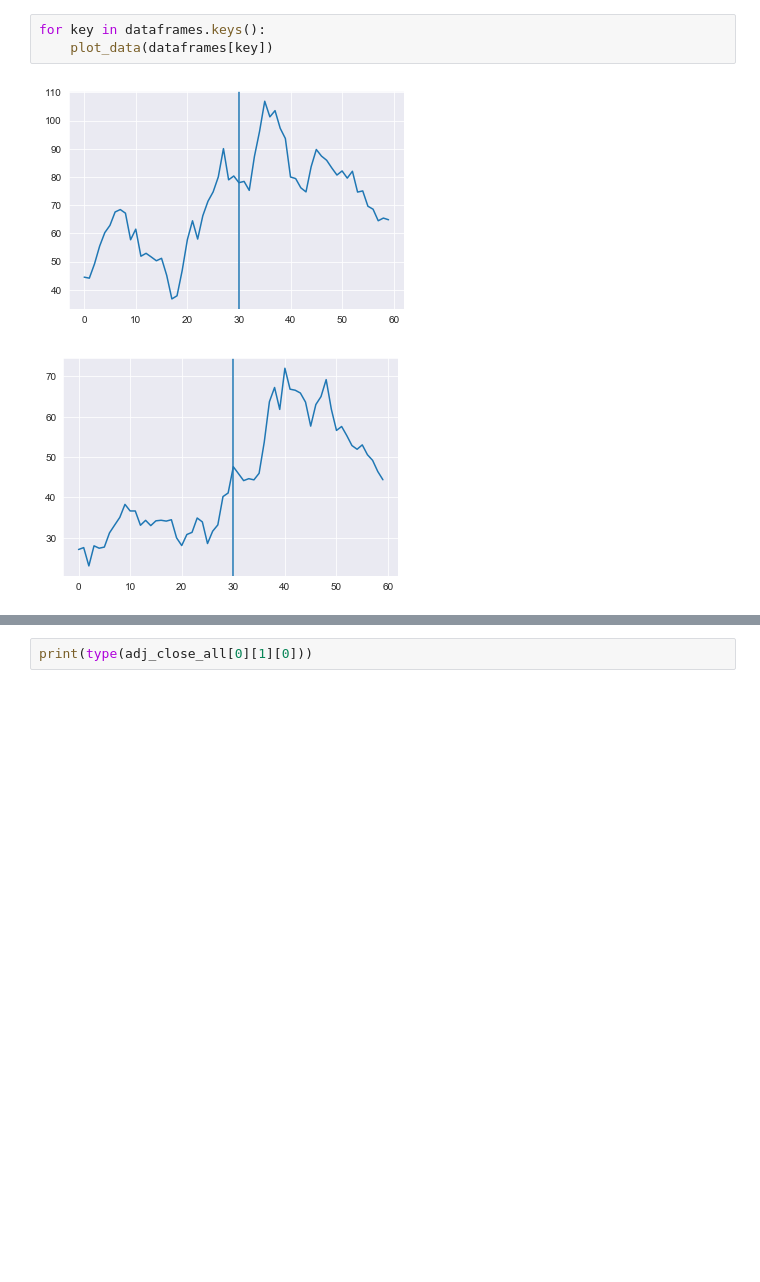
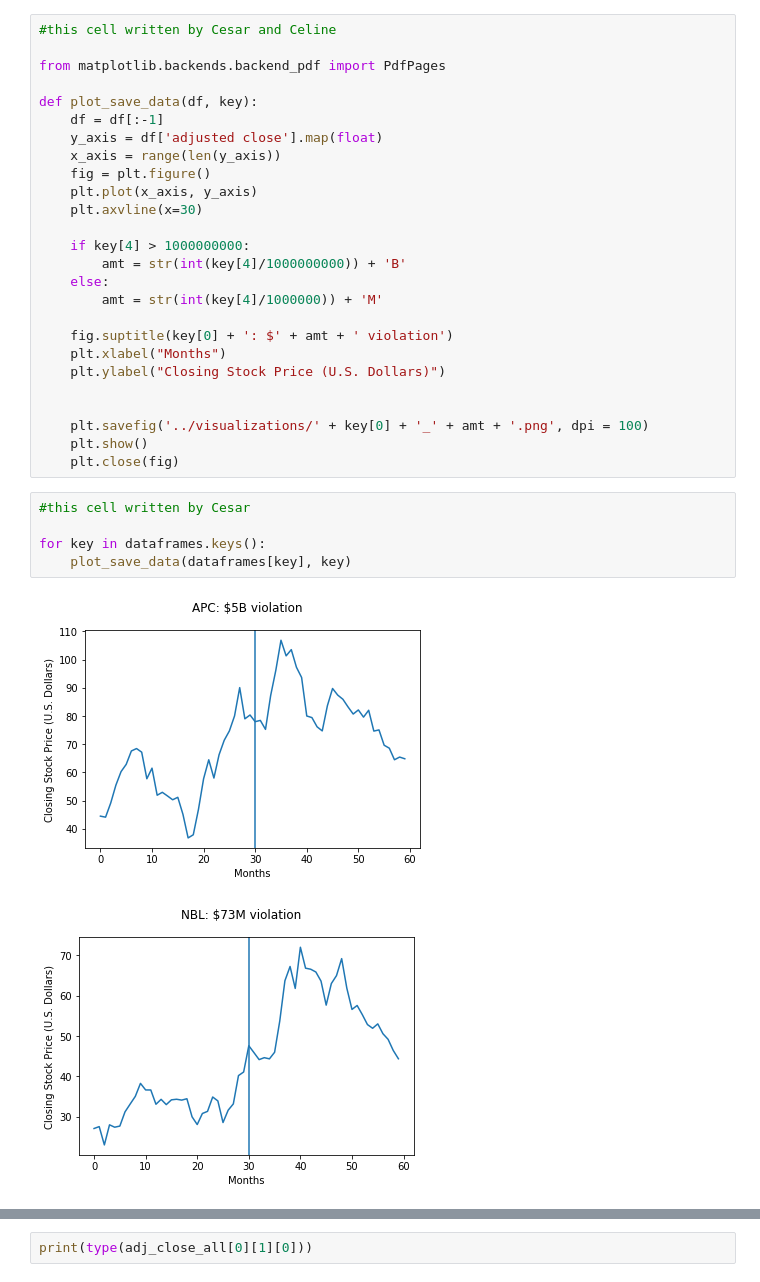
Before and after one commit to cseghbossian/avalanche, a Jupyter notebook: ipynb/scrape_yahoo.ipynb, the cells around one changed output, grey strips where cells are left out. Drawn from its saved outputs; the diff is of its cells as text; blank space fills up the shorter version.

Commit message:
made graphs prettier

```diff
--- a/ipynb/scrape_yahoo.ipynb
+++ b/ipynb/scrape_yahoo.ipynb
@@ -118,6 +123,34 @@ def plot_data(df):
+# %%
+#this cell written by Cesar and Celine
+
+from matplotlib.backends.backend_pdf import PdfPages
+
+def plot_save_data(df, key):
+    df = df[:-1]
+    y_axis = df['adjusted close'].map(float)
+    x_axis = range(len(y_axis))
+    fig = plt.figure()
+    plt.plot(x_axis, y_axis)
+    plt.axvline(x=30)
+
+    if key[4] > 1000000000:
+        amt = str(int(key[4]/1000000000)) + 'B'
+    else:
+        amt = str(int(key[4]/1000000)) + 'M'
+
+    fig.suptitle(key[0] + ': $' + amt + ' violation')
+    plt.xlabel("Months")
+    plt.ylabel("Closing Stock Price (U.S. Dollars)")
+
+
+    plt.savefig('../visualizations/' + key[0] + '_' + amt + '.png', dpi = 100)
+    plt.show()
+    plt.close(fig)
 # %%
+#this cell written by Cesar
+
 for key in dataframes.keys():
-    plot_data(dataframes[key])
+    plot_save_data(dataframes[key], key)
 # %% [output]
-[figure, old version]
+[figure, new version]
-[figure, old version]
+[figure, new version]
```
Also changed, not shown: parts of 8 cells of this notebook.
